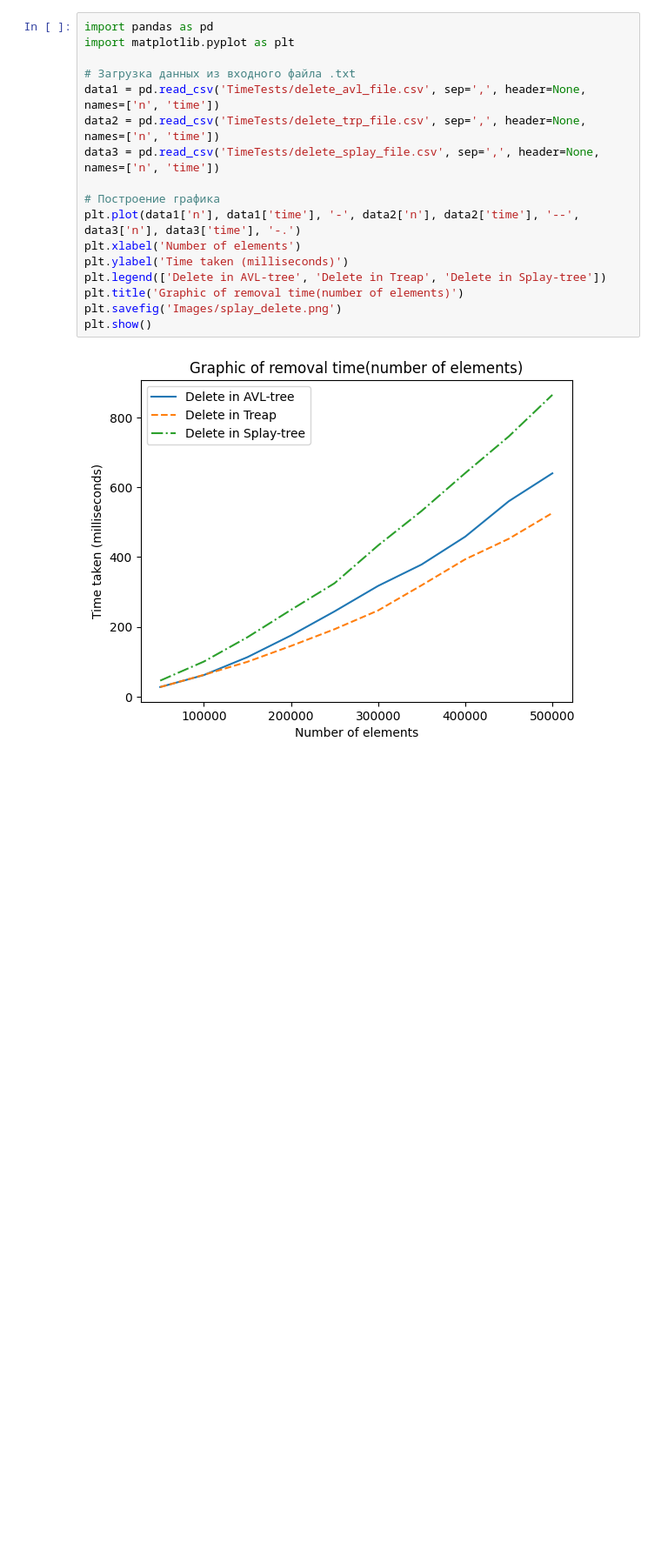
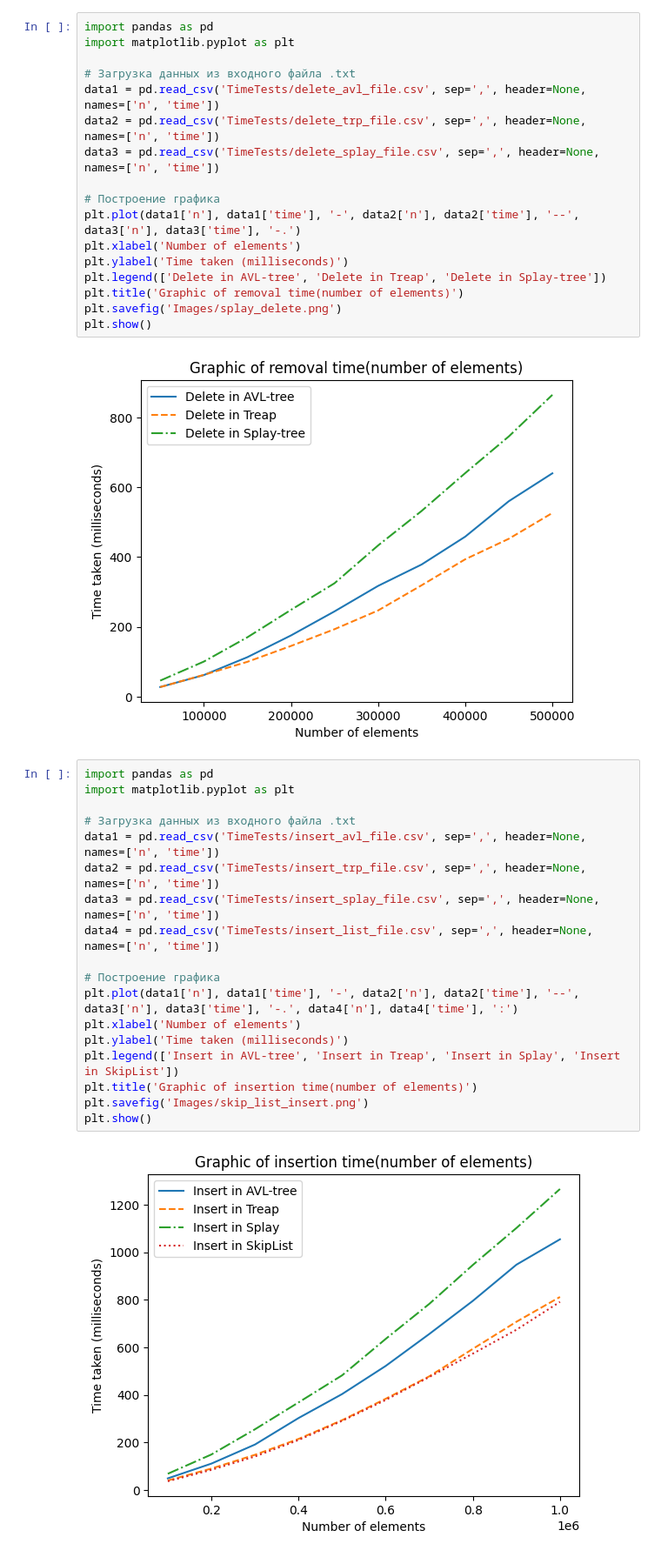
Before and after one commit to Ch1n-ch1nless/MiptLabs, a Jupyter notebook: Laba6/notebook_for_graphics.ipynb, the cells around one changed output. Shown: that part at 87% size. Drawn from its saved outputs; the diff is of its cells as text; blank space fills up the shorter version.

Commit message:
Add C implementation of SkipList

```diff
--- a/Laba6/notebook_for_graphics.ipynb
+++ b/Laba6/notebook_for_graphics.ipynb
@@ -108,3 +108,23 @@ plt.savefig('Images/splay_delete.png')
 plt.show()
 # %% [output]
 [figure]
+# %%
+import pandas as pd
+import matplotlib.pyplot as plt
+
+# Загрузка данных из входного файла .txt
+data1 = pd.read_csv('TimeTests/insert_avl_file.csv', sep=',', header=None, names=['n', 'time'])
+data2 = pd.read_csv('TimeTests/insert_trp_file.csv', sep=',', header=None, names=['n', 'time'])
+data3 = pd.read_csv('TimeTests/insert_splay_file.csv', sep=',', header=None, names=['n', 'time'])
+data4 = pd.read_csv('TimeTests/insert_list_file.csv', sep=',', header=None, names=['n', 'time'])
+
+# Построение графика
+plt.plot(data1['n'], data1['time'], '-', data2['n'], data2['time'], '--', data3['n'], data3['time'], '-.', data4['n'], data4['time'], ':')
+plt.xlabel('Number of elements')
+plt.ylabel('Time taken (milliseconds)')
+plt.legend(['Insert in AVL-tree', 'Insert in Treap', 'Insert in Splay', 'Insert in SkipList'])
+plt.title('Graphic of insertion time(number of elements)')
+plt.savefig('Images/skip_list_insert.png')
+plt.show()
+# %% [output]
+[figure, added]
```
Also changed, not shown: parts of 1 cell of this notebook, 6 other files.
